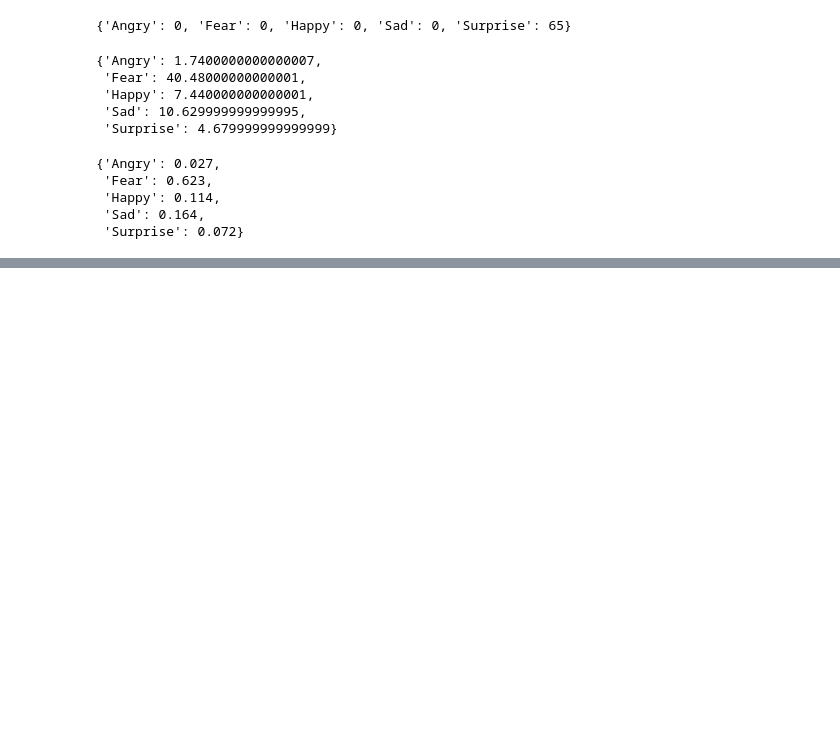
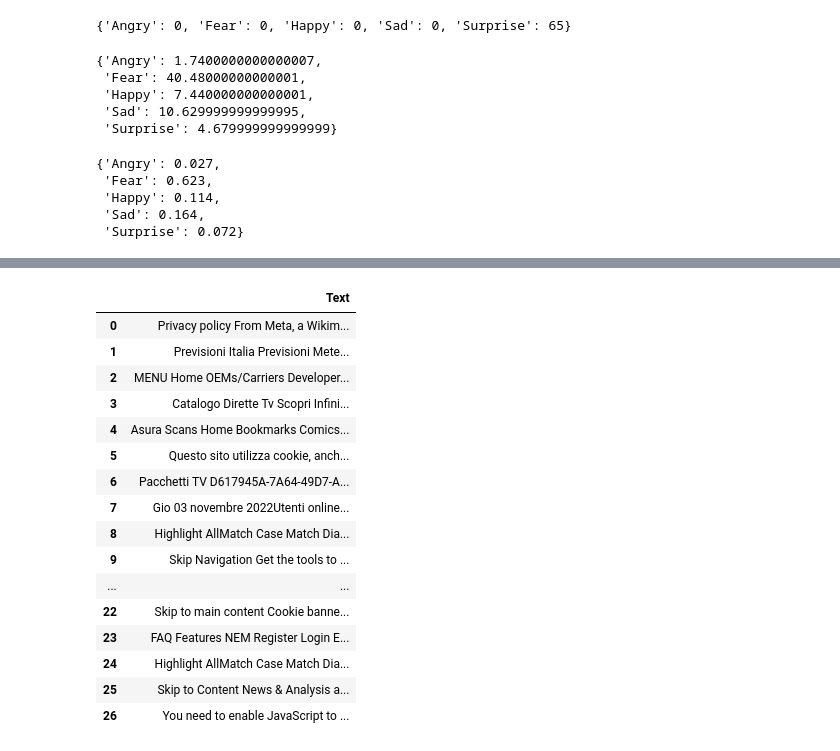
Before and after one commit to gbrsni/policySpider, a Jupyter notebook: Policy analysis.ipynb, the cells around one changed output, grey strips where cells are left out. Cells and saved outputs as stored; diff of their text form; code cells hidden in the pictures; blank space fills up the shorter version.

```diff
--- a/Policy analysis.ipynb
+++ b/Policy analysis.ipynb
@@ -294,0 +434,20 @@ emotions_dict
+# %%
+df_unsim
+# %% [output]
+|  | Text |
+| 0 | Privacy policy From Meta, a Wikim... |
+| 1 | Previsioni Italia Previsioni Mete... |
+| 2 | MENU Home OEMs/Carriers Developer... |
+| 3 | Catalogo Dirette Tv Scopri Infini... |
+| 4 | Asura Scans Home Bookmarks Comics... |
+| 5 | Questo sito utilizza cookie, anch... |
+| 6 | Pacchetti TV D617945A-7A64-49D7-A... |
+| 7 | Gio 03 novembre 2022Utenti online... |
+| 8 | Highlight AllMatch Case Match Dia... |
+| 9 | Skip Navigation Get the tools to ... |
+| ... | ... |
+| 22 | Skip to main content Cookie banne... |
+| 23 | FAQ Features NEM Register Login E... |
+| 24 | Highlight AllMatch Case Match Dia... |
+| 25 | Skip to Content News & Analysis a... |
+| 26 | You need to enable JavaScript to ... |
```
Also changed, not shown: parts of 16 cells of this notebook.
